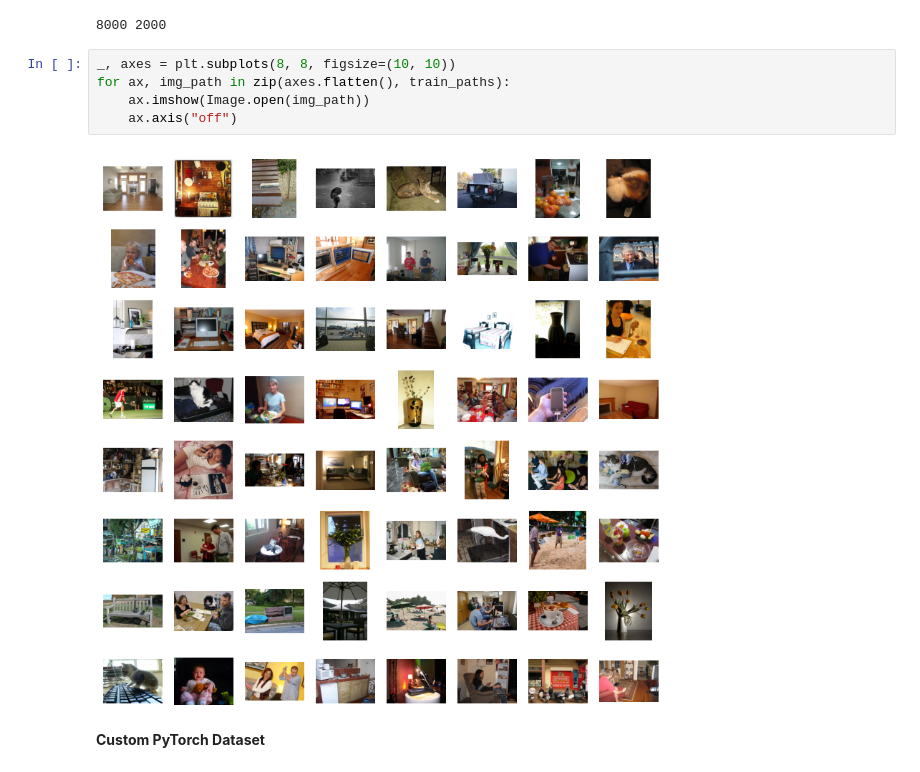
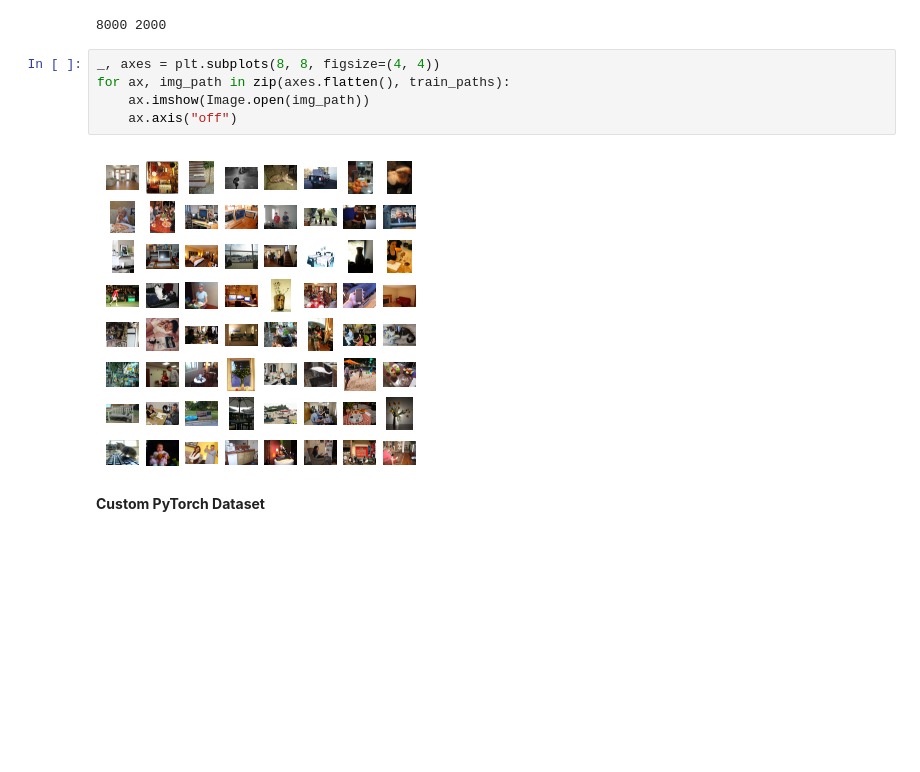
Before and after one commit to nfarrell011/grey-to-color-image-using-a-GAN, a Jupyter notebook: models/mikes_notebook.ipynb, the cells around one changed output. Cells and saved outputs as stored; diff of their text form; blank space fills up the shorter version.

```diff
--- a/models/mikes_notebook.ipynb
+++ b/models/mikes_notebook.ipynb
@@ -40,12 +40,12 @@ print(len(train_paths), len(val_paths))
 # %% [output]
 8000 2000
 # %%
-_, axes = plt.subplots(8, 8, figsize=(10, 10))
+_, axes = plt.subplots(8, 8, figsize=(4, 4))
 for ax, img_path in zip(axes.flatten(), train_paths):
     ax.imshow(Image.open(img_path))
     ax.axis("off")
 # %% [output]
-[figure, old version]
+[figure, new version]
 # %% [markdown]
 **Custom PyTorch Dataset**
 # %%
```
Also changed, not shown: parts of 14 cells of this notebook, 1 other file.
